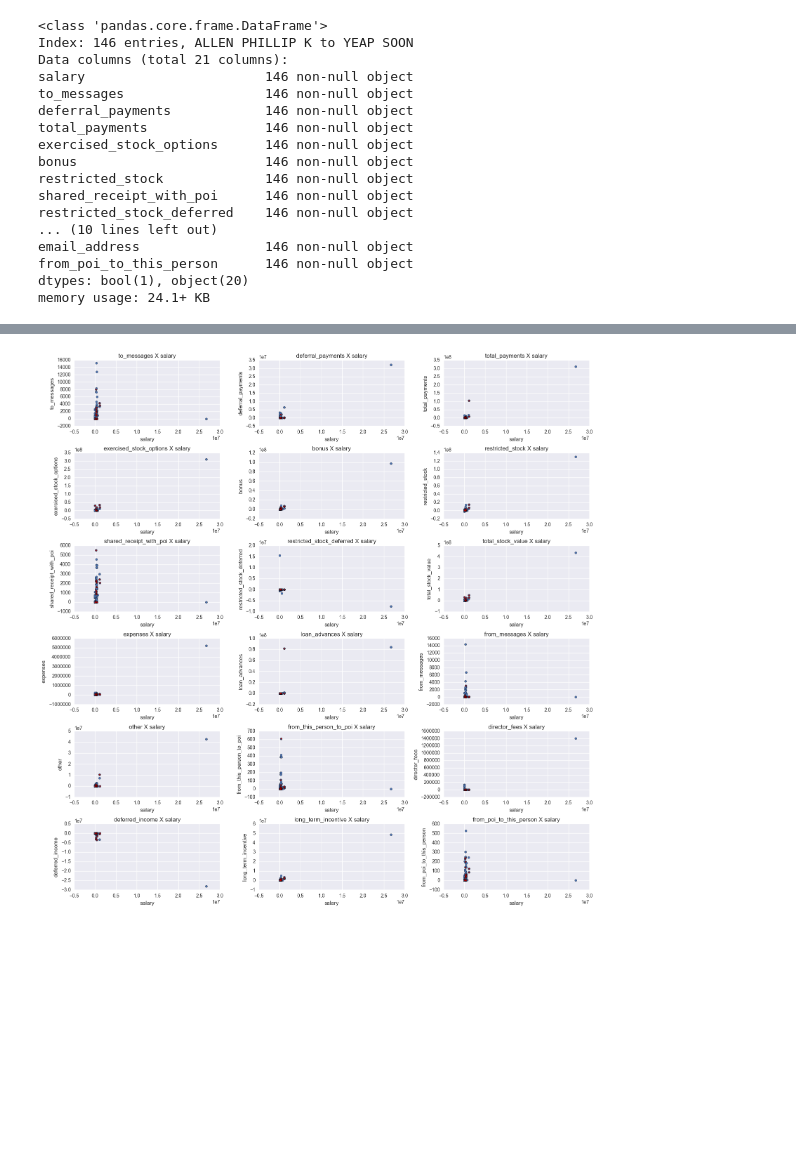
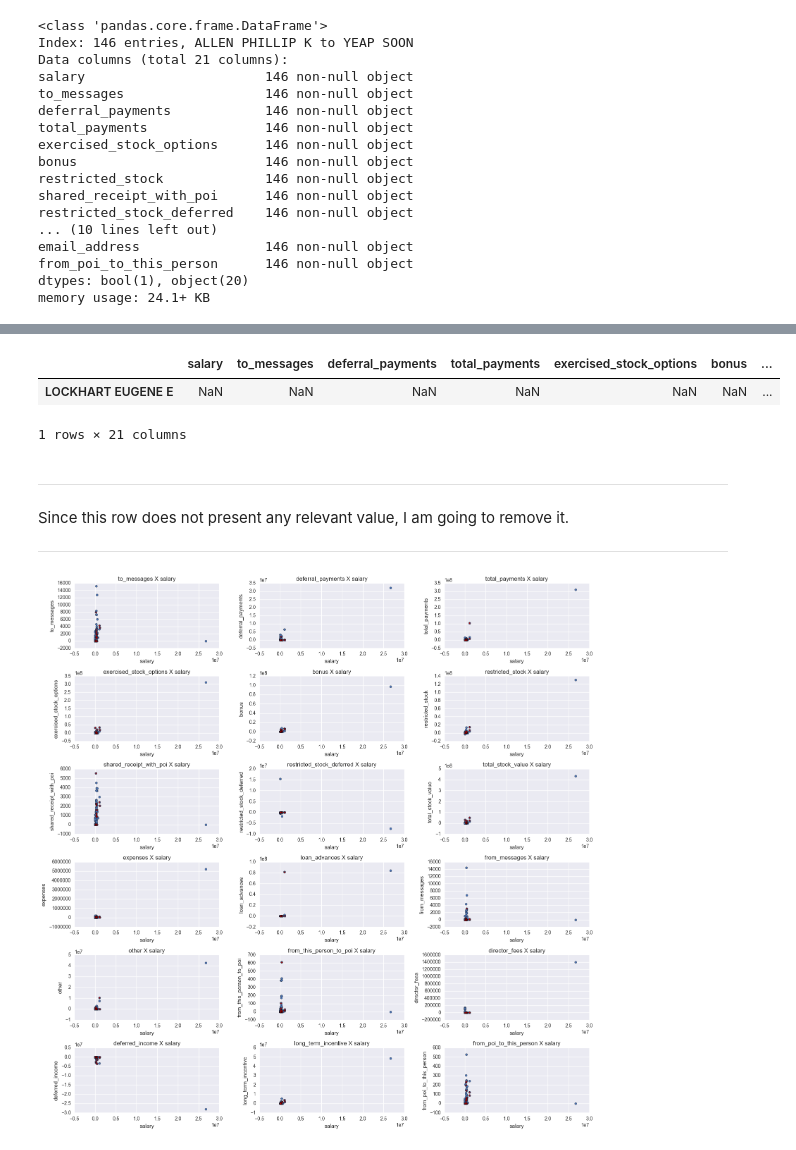
Before and after one commit to brunoassisp/Machine-Learning-project, a Jupyter notebook: Enron-ML-Project.ipynb, the cells around one changed output, grey strips where cells are left out. Saved outputs shown, nothing was run; the diff lists cells and outputs as text; code cells hidden in the pictures; blank space fills up the shorter version.

```diff
--- a/Enron-ML-Project.ipynb
+++ b/Enron-ML-Project.ipynb
@@ -110,0 +118,12 @@ def generate_scatter_plot(x, y, ax):
+# %%
+### Removing column 'poi' since it is composed only by True and False values
+enron_df[enron_df.drop(['poi'], axis=1).eq(enron_df.iloc[:,0], axis=0).all(1) == True]
+# %% [output]
+|  | salary | to_messages | deferral_payments | total_payments | exercised_stock_options | bonus | ... |
+| LOCKHART EUGENE E | NaN | NaN | NaN | NaN | NaN | NaN | ... |
+1 rows × 21 columns
+# %% [markdown]
+---
+Since this row does not present any relevant value, I am going to remove it.
+
+---
```
Also changed, not shown: parts of 16 cells of this notebook, 7 other files.
